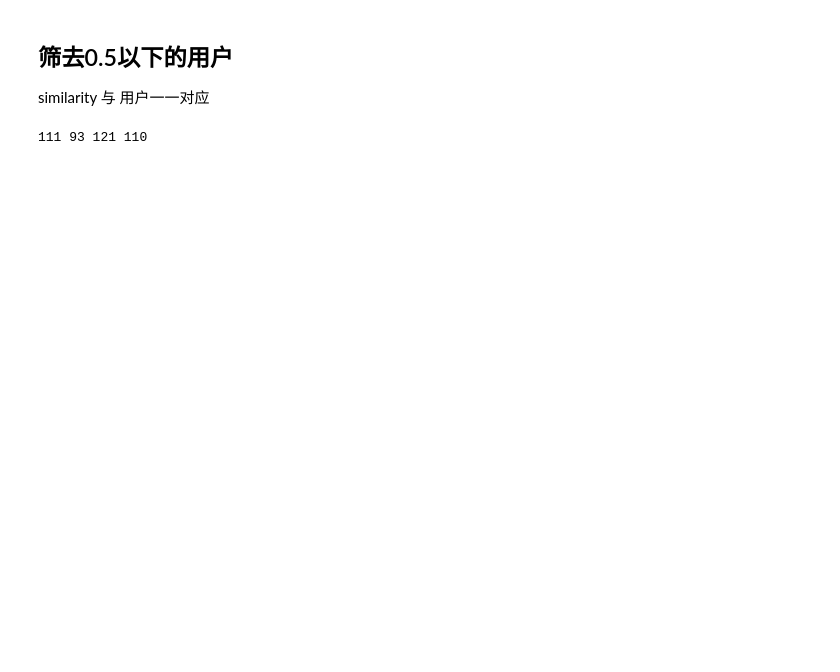
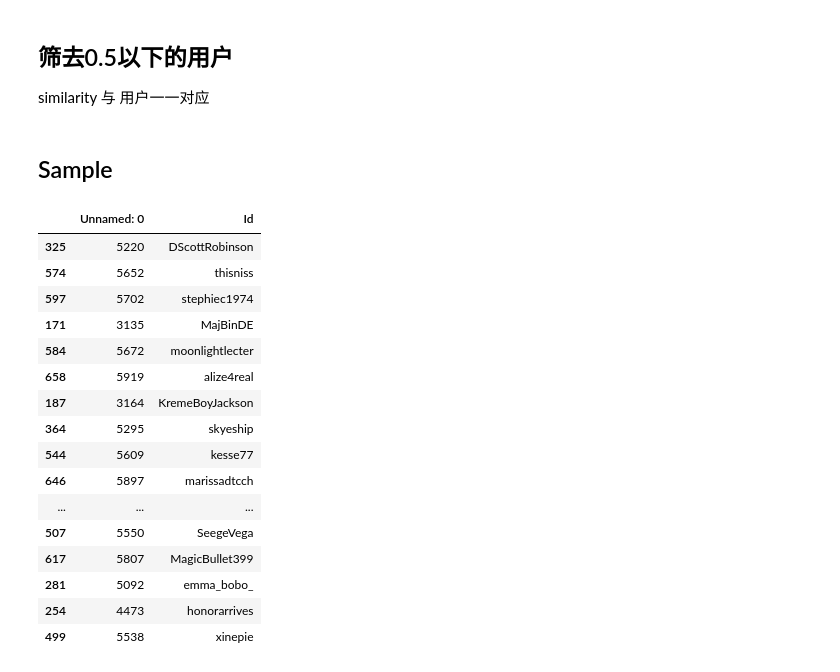
Before and after one commit to Wenlufan/Reddit-Data-Debunker, a Jupyter notebook: embedding/similarityCaculate.ipynb, the cells around one changed output. Drawn from its saved outputs; the diff is of its cells as text; code cells hidden in the pictures; blank space fills up the shorter version.

```diff
--- a/embedding/similarityCaculate.ipynb
+++ b/embedding/similarityCaculate.ipynb
@@ -198,7 +198,7 @@ similarity_low, names_low = draw_and_calculate('all_tweet_user[low][agg].csv',lo
 ## 筛去0.5以下的用户
 similarity 与 用户一一对应
 # %%
-def filter_users(similarity, names, min:float) -> list:
+def filter_users_remain(similarity, names, min:float) -> list:
     """
     筛选出similarity > min的人群
     """
@@ -207,10 +207,23 @@ def filter_users(similarity, names, min:float) -> list:
         if similarity.T[0][i] > min:
             ret.append(names[i])
     return ret
+
+def filter_users_deleted(similarity, names, min:float) -> list:
+    """
+    筛选出similarity < min的人群
+    """
+    ret = []
+    for i in tqdm(range(len(names))):
+        if similarity.T[0][i] < min:
+            ret.append(names[i])
+    return ret
 # %%
-names_top_filter = filter_users(similarity_top,names_top, 0.5)
-names_low_filter = filter_users(similarity_low,names_low, 0.5)
+names_top_deleted = filter_users_deleted(similarity_top,names_top, 0.5)
+names_low_deleted = filter_users_deleted(similarity_low,names_low, 0.5)
-# %%
-print(len(names_low),len(names_low_filter),len(names_top),len(names_top_filter))
-# %% [output]
-111 93 121 110
+# %%
+high = pd.read_csv('high.csv')
+low = pd.read_csv('low.csv')
+# %%
+# 修改 high and low
+high_filtered = high[~high['Id'].isin(names_top_deleted)]
+low_filtered = low[~low['Id'].isin(names_low_deleted)]
@@ -216,0 +233,23 @@ print(len(names_low),len(names_low_filter),len(names_top),len(names_top_filter))
+# %% [markdown]
+## Sample
+# %%
+# 各取出30个sample来.
+high_filtered.sample(30)
+# %% [output]
+|  | Unnamed: 0 | Id |
+| 325 | 5220 | DScottRobinson |
+| 574 | 5652 | thisniss |
+| 597 | 5702 | stephiec1974 |
+| 171 | 3135 | MajBinDE |
+| 584 | 5672 | moonlightlecter |
+| 658 | 5919 | alize4real |
+| 187 | 3164 | KremeBoyJackson |
+| 364 | 5295 | skyeship |
+| 544 | 5609 | kesse77 |
+| 646 | 5897 | marissadtcch |
+| ... | ... | ... |
+| 507 | 5550 | SeegeVega |
+| 617 | 5807 | MagicBullet399 |
+| 281 | 5092 | emma_bobo_ |
+| 254 | 4473 | honorarrives |
+| 499 | 5538 | xinepie |
```
Also changed, not shown: parts of 5 cells of this notebook.
